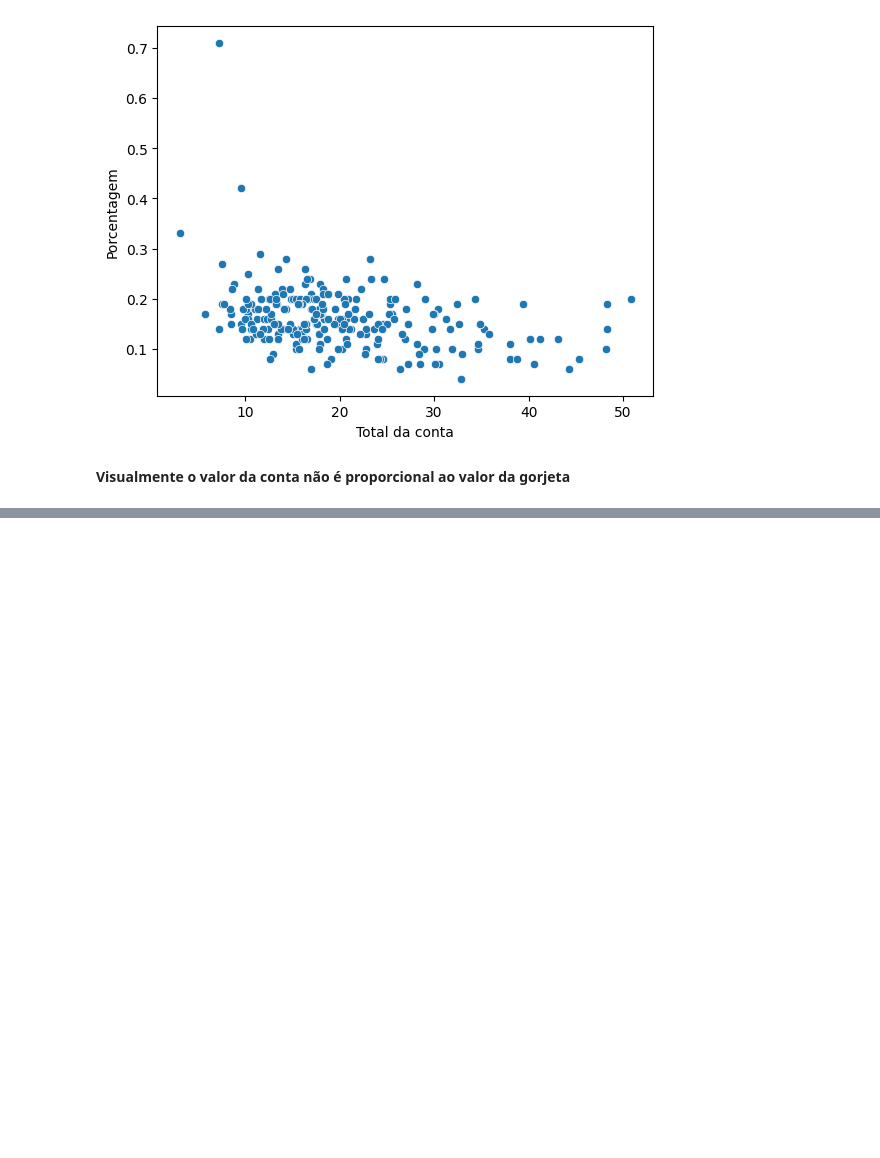
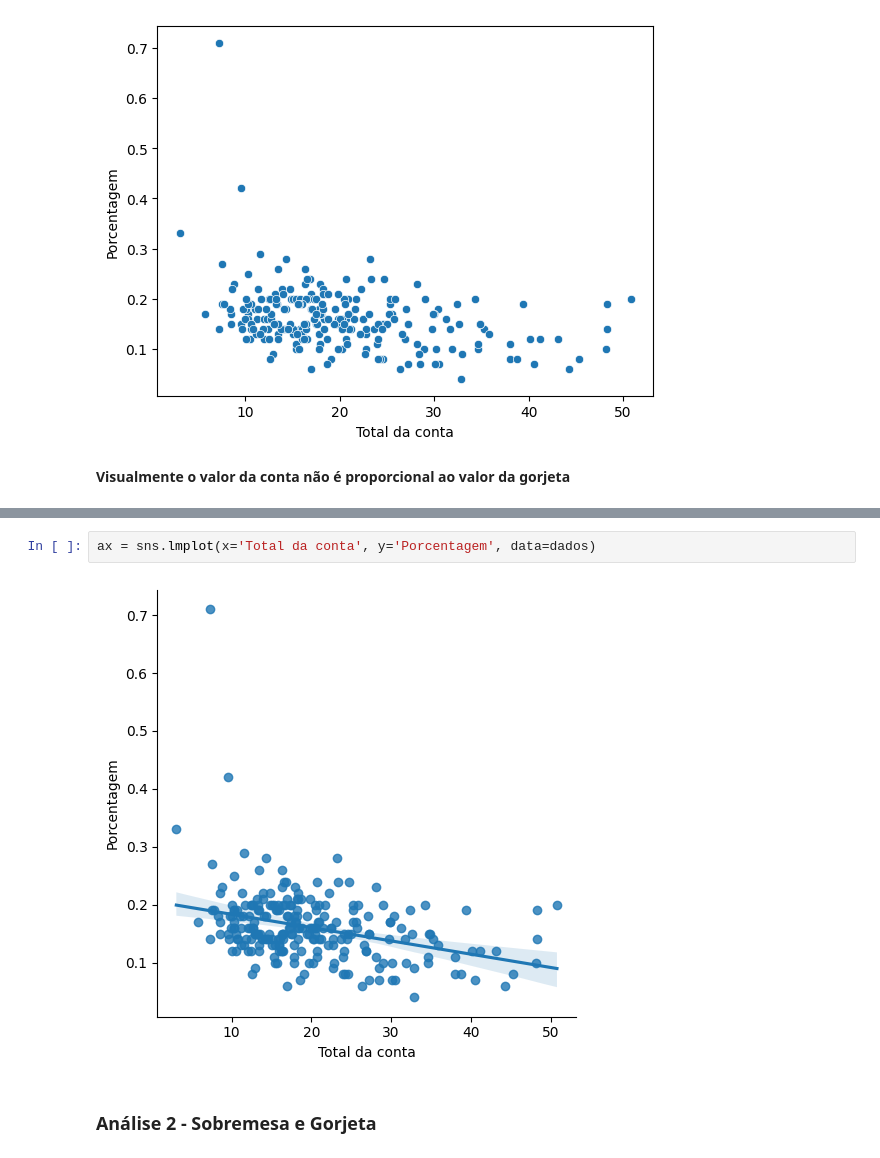
Before and after one commit to RayVilaca/Bootcamp-Data-Analytics, a Jupyter notebook: Cursos-Off/Alura/datavisualization/data-visualization.ipynb, the cells around one changed output, grey strips where cells are left out. Cells and saved outputs as stored; diff of their text form; blank space fills up the shorter version.

```diff
--- a/Cursos-Off/Alura/datavisualization/data-visualization.ipynb
+++ b/Cursos-Off/Alura/datavisualization/data-visualization.ipynb
@@ -156,0 +161,6 @@ ax = sns.scatterplot(x='Total da conta', y='Porcentagem', data=dados)
+# %%
+ax = sns.lmplot(x='Total da conta', y='Porcentagem', data=dados)
+# %% [output]
+[figure, added]
+# %% [markdown]
+### Análise 2 - Sobremesa e Gorjeta
```
Also changed, not shown: parts of 20 cells of this notebook.
